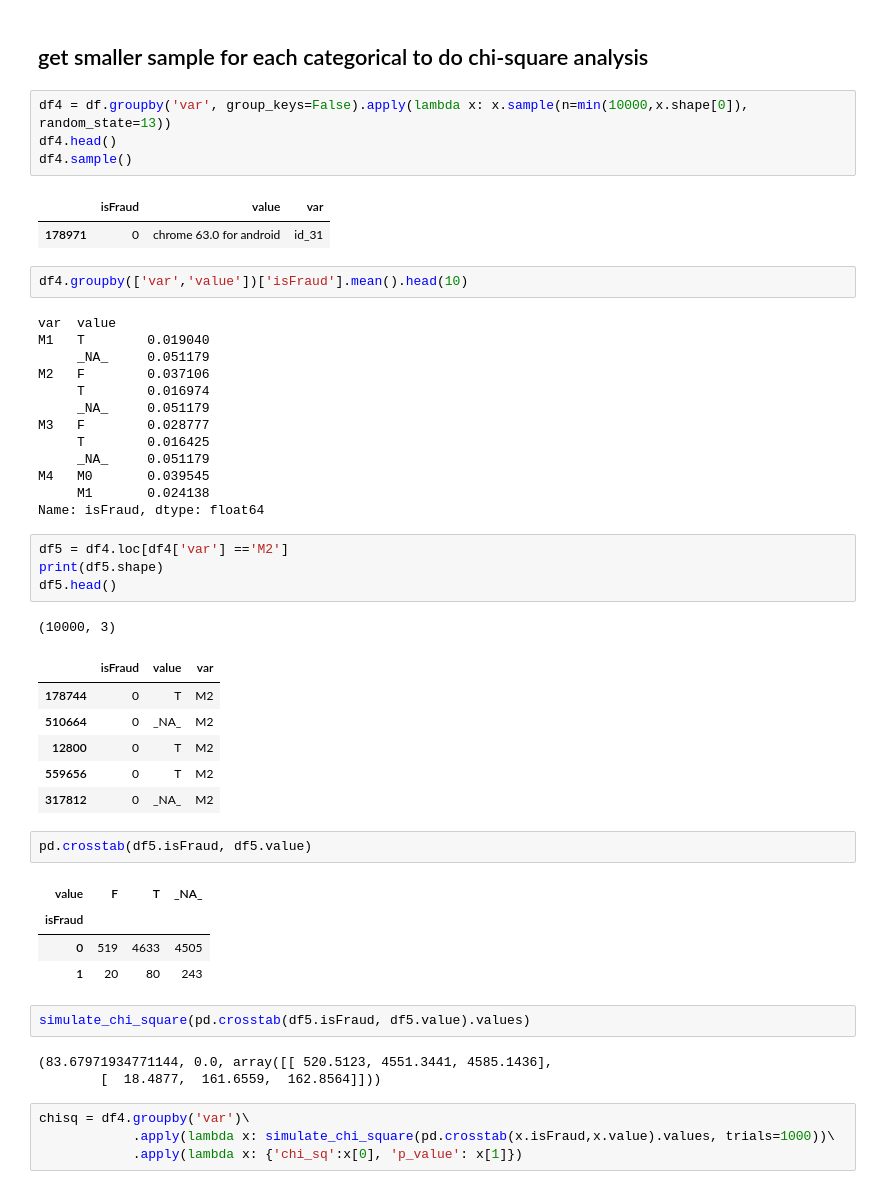
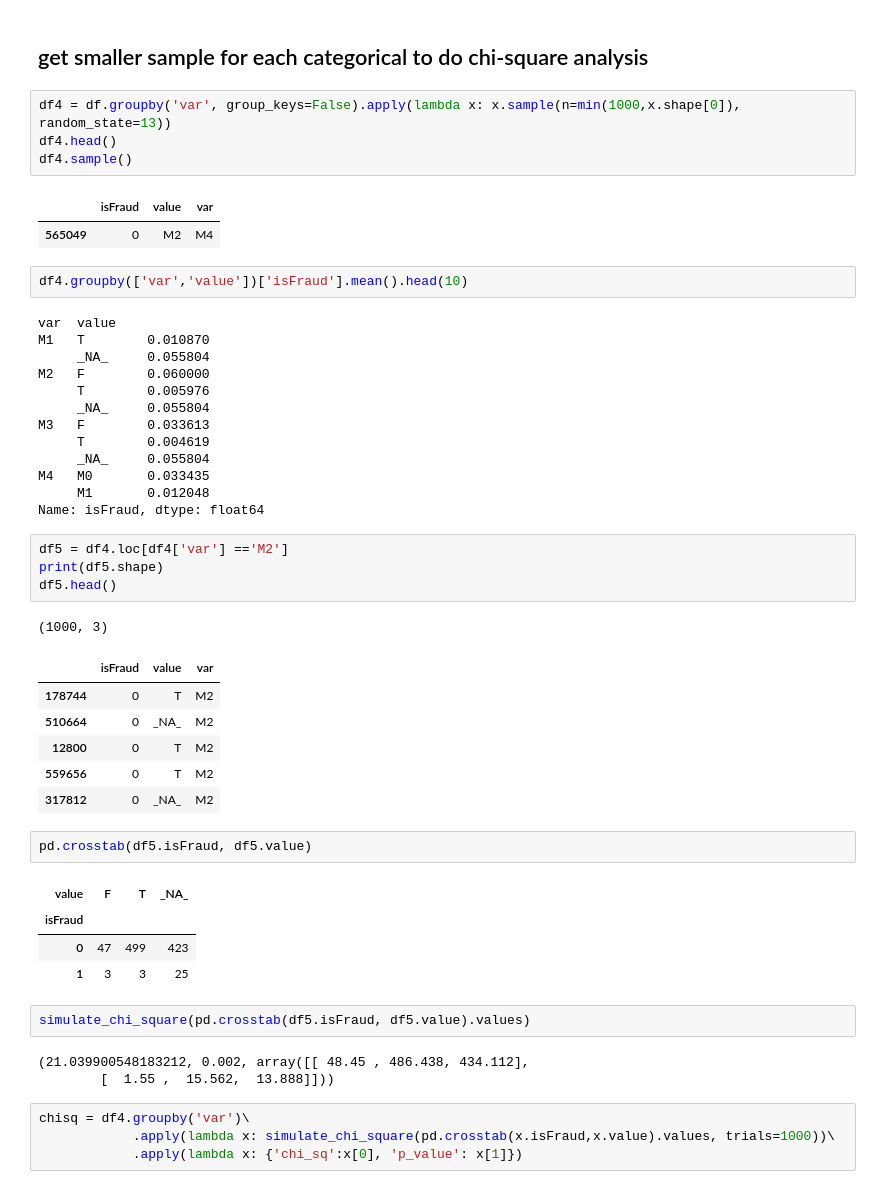
Before and after one commit to jimthompson5802/IEEEFraudDetection, a Jupyter notebook: eda/eda_categorical_part2.ipynb, the cells around one changed output. Drawn from its saved outputs; the diff is of its cells as text.

Commit message:
ajusted sample size fof chi-square test

```diff
--- a/eda/eda_categorical_part2.ipynb
+++ b/eda/eda_categorical_part2.ipynb
@@ -114,33 +114,33 @@ g = g.map(sns.barplot,'value','isFraud')
 # %% [markdown]
 ## get smaller sample for each categorical to do chi-square analysis
 # %%
-df4 = df.groupby('var', group_keys=False).apply(lambda x: x.sample(n=min(10000,x.shape[0]), random_state=13))
+df4 = df.groupby('var', group_keys=False).apply(lambda x: x.sample(n=min(1000,x.shape[0]), random_state=13))
 df4.head()
 df4.sample()
 # %% [output]
 |  | isFraud | value | var |
-| 178971 | 0 | chrome 63.0 for android | id_31 |
+| 565049 | 0 | M2 | M4 |
 # %%
 df4.groupby(['var','value'])['isFraud'].mean().head(10)
 # %% [output]
 var  value
-M1   T        0.019040
-     _NA_     0.051179
-M2   F        0.037106
-     T        0.016974
-     _NA_     0.051179
-M3   F        0.028777
-     T        0.016425
-     _NA_     0.051179
-M4   M0       0.039545
-     M1       0.024138
+M1   T        0.010870
+     _NA_     0.055804
+M2   F        0.060000
+     T        0.005976
+     _NA_     0.055804
+M3   F        0.033613
+     T        0.004619
+     _NA_     0.055804
+M4   M0       0.033435
+     M1       0.012048
 Name: isFraud, dtype: float64
 # %%
 df5 = df4.loc[df4['var'] =='M2']
 print(df5.shape)
 df5.head()
 # %% [output]
-(10000, 3)
+(1000, 3)
 |  | isFraud | value | var |
 | 178744 | 0 | T | M2 |
 | 510664 | 0 | _NA_ | M2 |
@@ -152,13 +152,13 @@ pd.crosstab(df5.isFraud, df5.value)
 # %% [output]
 | value | F | T | _NA_ |
 | isFraud |  |  |  |
-| 0 | 519 | 4633 | 4505 |
-| 1 | 20 | 80 | 243 |
+| 0 | 47 | 499 | 423 |
+| 1 | 3 | 3 | 25 |
 # %%
 simulate_chi_square(pd.crosstab(df5.isFraud, df5.value).values)
 # %% [output]
-(83.67971934771144, 0.0, array([[ 520.5123, 4551.3441, 4585.1436],
-        [  18.4877,  161.6559,  162.8564]]))
+(21.039900548183212, 0.002, array([[ 48.45 , 486.438, 434.112],
+        [  1.55 ,  15.562,  13.888]]))
 # %%
 chisq = df4.groupby('var')\
             .apply(lambda x: simulate_chi_square(pd.crosstab(x.isFraud,x.value).values, trials=1000))\
```
Also changed, not shown: parts of 6 cells of this notebook.
